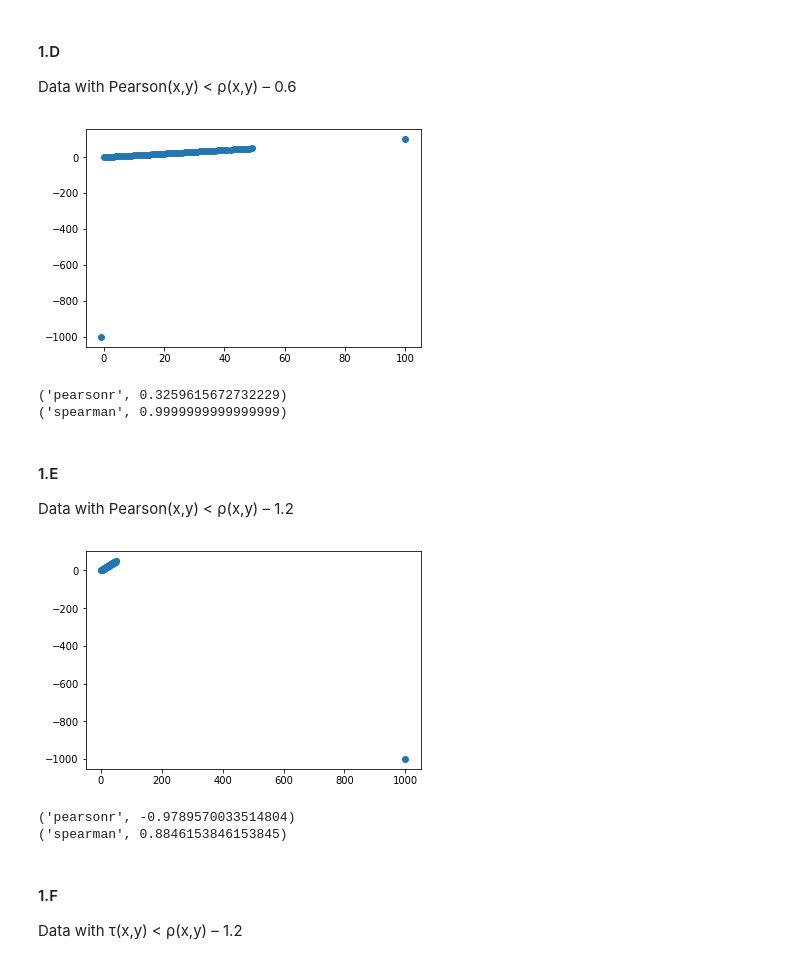
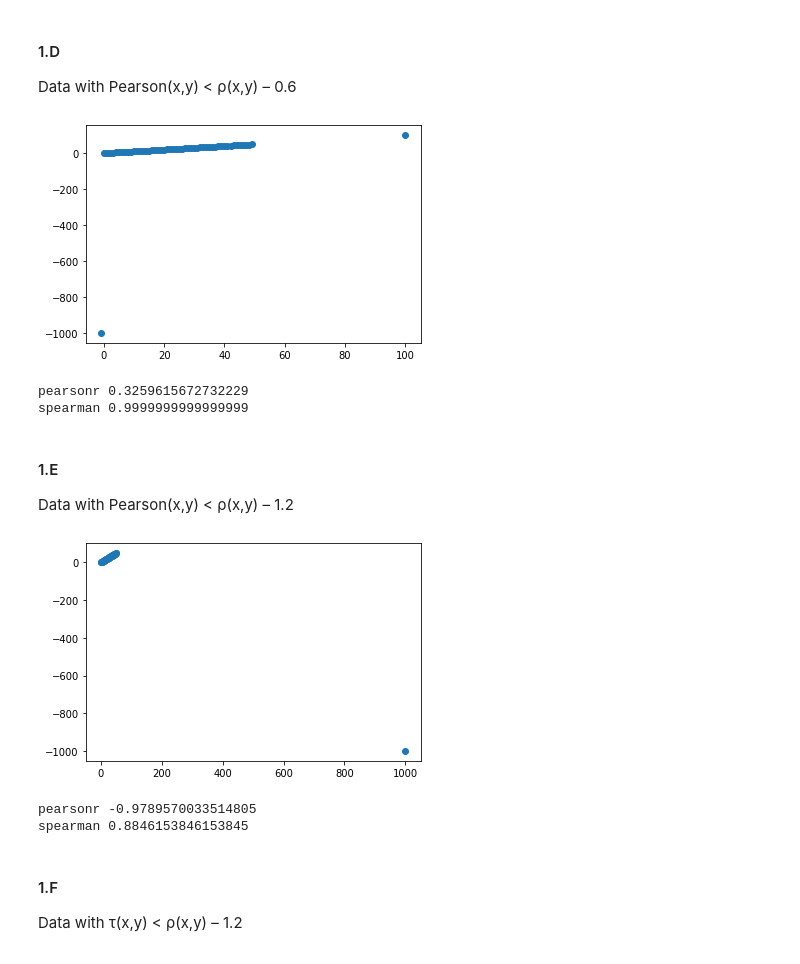
Before and after one commit to ihadanny/stat3620, a Jupyter notebook: HW3_034537969_322156159.ipynb, the cells around one changed output. Saved outputs shown, nothing was run; the diff lists cells and outputs as text; code cells hidden in the pictures.

```diff
--- a/HW3_034537969_322156159.ipynb
+++ b/HW3_034537969_322156159.ipynb
@@ -71,32 +72,32 @@ print("kendalltau", stats.kendalltau(-x, y).correlation)
 #### 1.D
 Data with Pearson(x,y) < ρ(x,y) – 0.6
 # %%
-x = np.array([-1] + range(0, 50) + [100])
-y = np.array([-1000] + range(0, 50) + [100])
+x = np.array([-1] + list(range(0, 50)) + [100])
+y = np.array([-1000] + list(range(0, 50)) + [100])
 plt.scatter(x, y)
 plt.show()
 
 print("pearsonr", stats.pearsonr(x, y)[0])
 print("spearman", stats.spearmanr(x, y).correlation)
 # %% [output]
-[figure, old version]
+[figure, new version]
-('pearsonr', 0.3259615672732229)
-('spearman', 0.9999999999999999)
+pearsonr 0.3259615672732229
+spearman 0.9999999999999999
 # %% [markdown]
 #### 1.E
 Data with Pearson(x,y) < ρ(x,y) – 1.2
 # %%
-x = np.array(range(0,50) + [1000])
-y = np.array(range(0,50) + [-1000])
+x = np.array(list(range(0,50)) + [1000])
+y = np.array(list(range(0,50)) + [-1000])
 plt.scatter(x, y)
 plt.show()
 
 print("pearsonr", stats.pearsonr(x, y)[0])
 print("spearman", stats.spearmanr(x, y).correlation)
 # %% [output]
-[figure, old version]
+[figure, new version]
-('pearsonr', -0.9789570033514804)
-('spearman', 0.8846153846153845)
+pearsonr -0.9789570033514805
+spearman 0.8846153846153845
 # %% [markdown]
 #### 1.F
 Data with τ(x,y) < ρ(x,y) – 1.2
```
Also changed, not shown: parts of 13 cells of this notebook.
